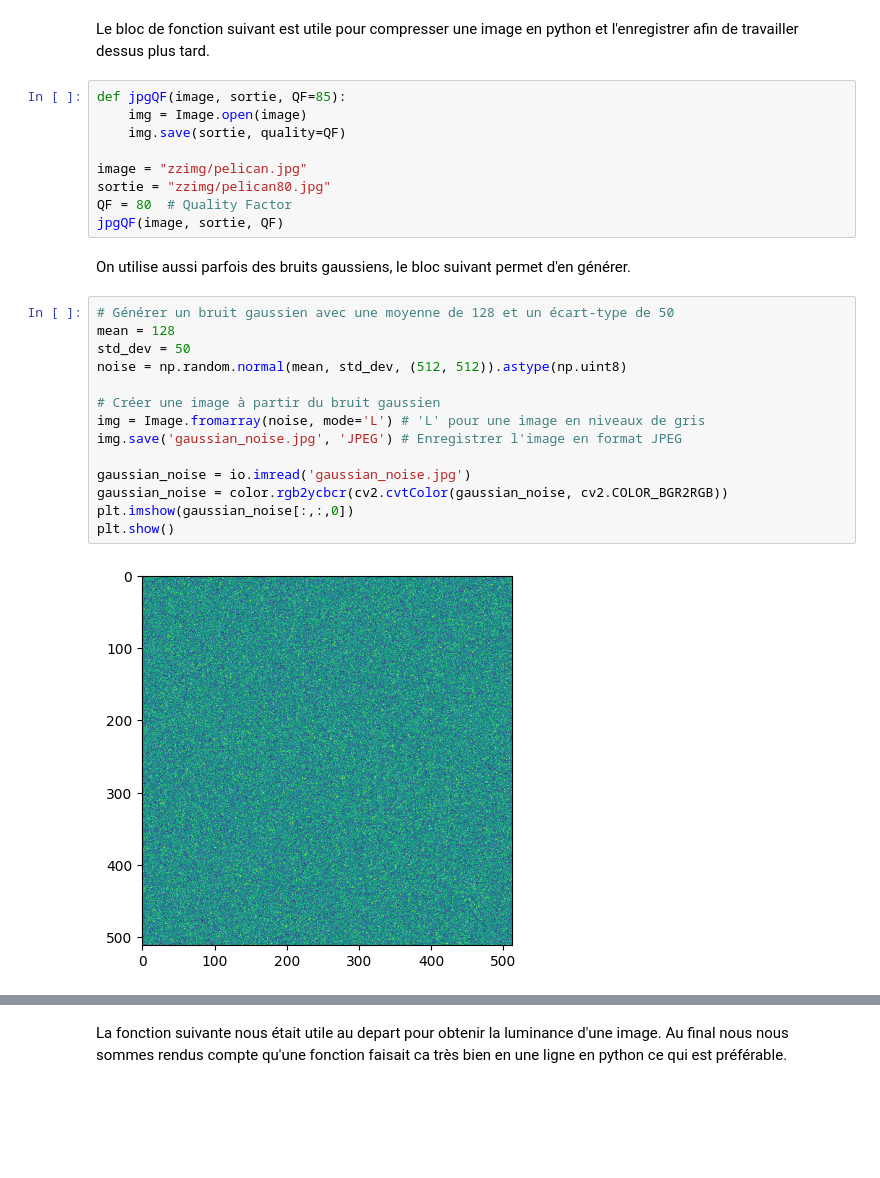
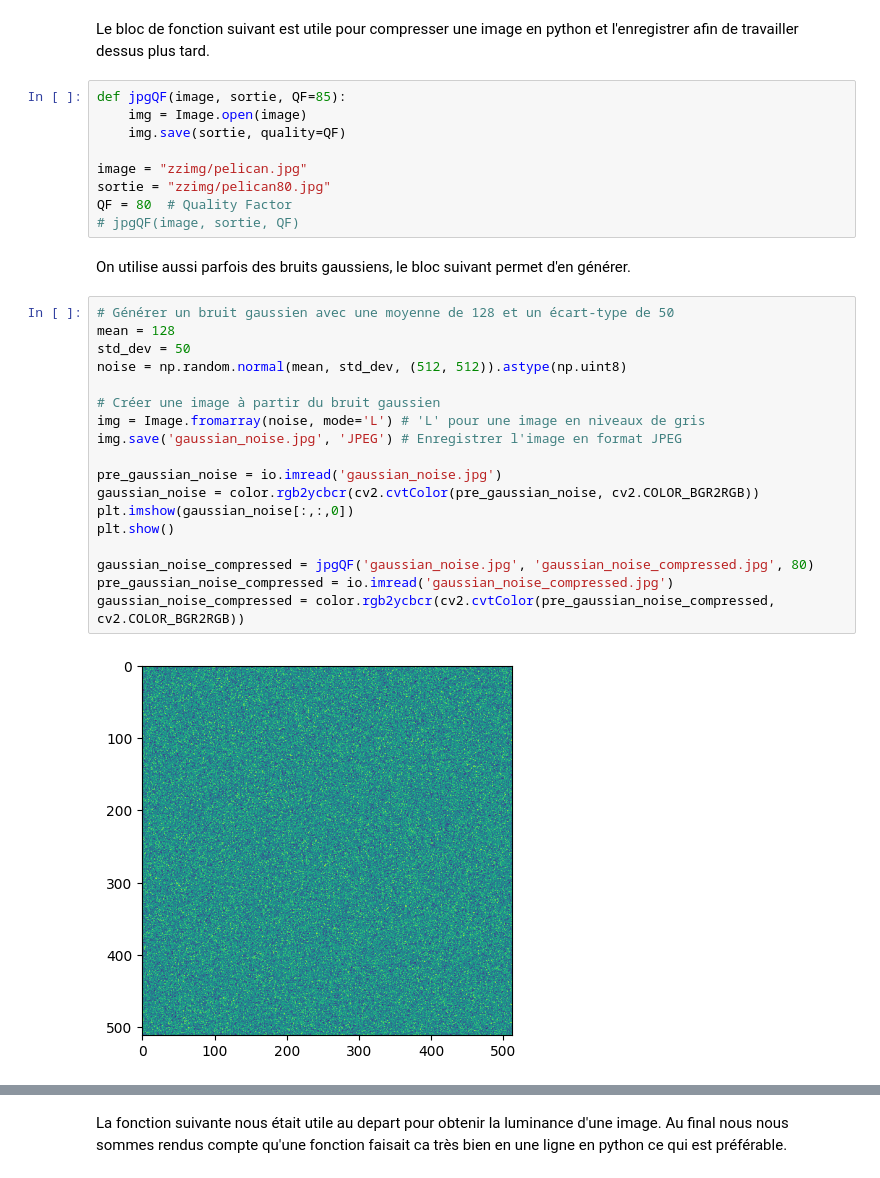
Before and after one commit to Bastaxeloux/ima-compressionjpg-main, a Jupyter notebook: projet.ipynb, the cells around one changed output, grey strips where cells are left out. Saved outputs shown, nothing was run; the diff lists cells and outputs as text; blank space fills up the shorter version.

```diff
--- a/projet.ipynb
+++ b/projet.ipynb
@@ -565,22 +602,26 @@ def jpgQF(image, sortie, QF=85):
 image = "zzimg/pelican.jpg"
 sortie = "zzimg/pelican80.jpg"
 QF = 80  # Quality Factor
-jpgQF(image, sortie, QF)
+# jpgQF(image, sortie, QF)
 # %% [markdown]
 On utilise aussi parfois des bruits gaussiens, le bloc suivant permet d'en générer.
 # %%
 # Générer un bruit gaussien avec une moyenne de 128 et un écart-type de 50
 mean = 128
 std_dev = 50
 noise = np.random.normal(mean, std_dev, (512, 512)).astype(np.uint8)
 
 # Créer une image à partir du bruit gaussien
 img = Image.fromarray(noise, mode='L') # 'L' pour une image en niveaux de gris
 img.save('gaussian_noise.jpg', 'JPEG') # Enregistrer l'image en format JPEG
 
-gaussian_noise = io.imread('gaussian_noise.jpg')
-gaussian_noise = color.rgb2ycbcr(cv2.cvtColor(gaussian_noise, cv2.COLOR_BGR2RGB))
+pre_gaussian_noise = io.imread('gaussian_noise.jpg')
+gaussian_noise = color.rgb2ycbcr(cv2.cvtColor(pre_gaussian_noise, cv2.COLOR_BGR2RGB))
 plt.imshow(gaussian_noise[:,:,0])
 plt.show()
+
+gaussian_noise_compressed = jpgQF('gaussian_noise.jpg', 'gaussian_noise_compressed.jpg', 80)
+pre_gaussian_noise_compressed = io.imread('gaussian_noise_compressed.jpg')
+gaussian_noise_compressed = color.rgb2ycbcr(cv2.cvtColor(pre_gaussian_noise_compressed, cv2.COLOR_BGR2RGB))
 # %% [output]
-[figure, old version]
+[figure, new version]
```
Also changed, not shown: parts of 14 cells of this notebook, 9 other files.
